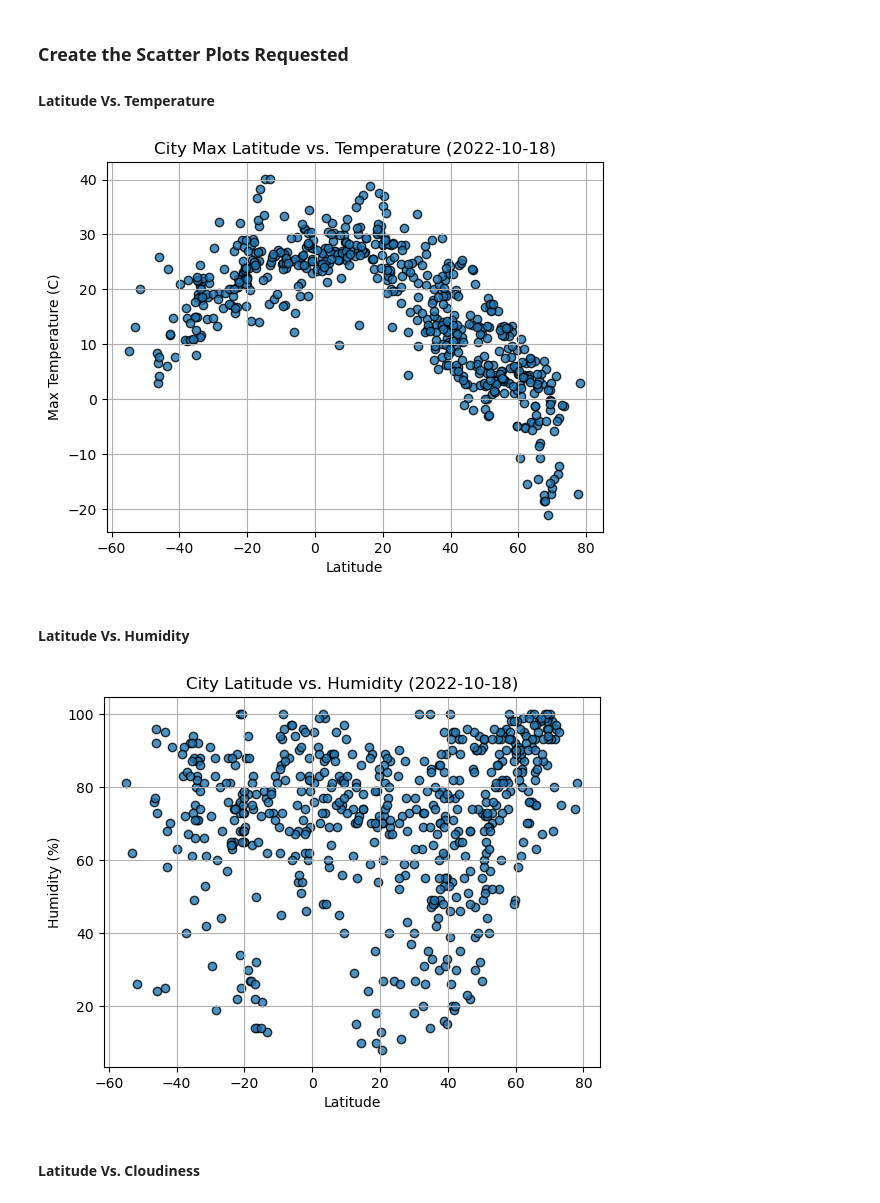
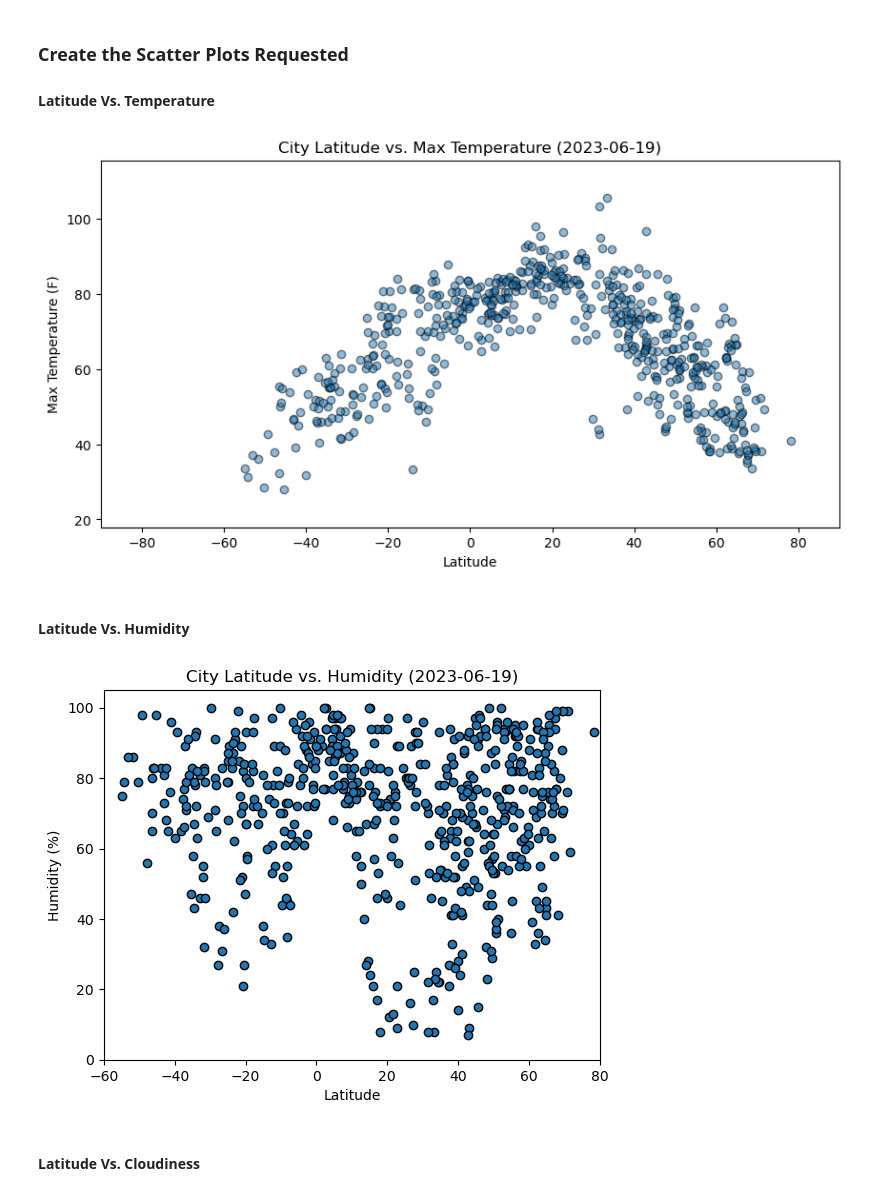
Before and after one commit to themacdrea/python-api-challenge, a Jupyter notebook: starter_code/WeatherPy.ipynb, the cells around one changed output. Saved outputs shown, nothing was run; the diff lists cells and outputs as text; code cells hidden in the pictures.

```diff
--- a/starter_code/WeatherPy.ipynb
+++ b/starter_code/WeatherPy.ipynb
@@ -188,26 +197,34 @@ city_data_df.head()
 #### Latitude Vs. Temperature
 # %%
 # Build scatter plot for latitude vs. temperature
-# YOUR CODE HERE
+plt.figure(figsize=(10,5))
 
 # Incorporate the other graph properties
-# YOUR CODE HERE
-
+plt.scatter(city_data_df['Lat'], city_data_df['Max Temp'], edgecolor='black', alpha=0.5)
+plt.xlabel('Latitude')
+plt.ylabel('Max Temperature (F)')
+plt.title('City Latitude vs. Max Temperature (2023-06-19)')
+plt.xlim(-90, 90)
+plt.ylim(min(city_data_df['Max Temp'])-10, max(city_data_df['Max Temp'])+10)
 # Save the figure
 plt.savefig("output_data/Fig1.png")
 
 # Show plot
 plt.show()
 # %% [output]
-[figure, old version]
+[figure, new version]
 # %% [markdown]
 #### Latitude Vs. Humidity
 # %%
 # Build the scatter plots for latitude vs. humidity
-# YOUR CODE HERE
+plt.scatter(city_data_df['Lat'], city_data_df["Humidity"], edgecolors="black")
 
 # Incorporate the other graph properties
-# YOUR CODE HERE
+plt.title("City Latitude vs. Humidity (2023-06-19)")
+plt.xlabel("Latitude")
+plt.ylabel("Humidity (%)")
+plt.xlim(-60, 80)
+plt.ylim(0, 105)
 
 # Save the figure
 plt.savefig("output_data/Fig2.png")
@@ -215,7 +232,7 @@ plt.savefig("output_data/Fig2.png")
 # Show plot
 plt.show()
 # %% [output]
-[figure, old version]
+[figure, new version]
 # %% [markdown]
 #### Latitude Vs. Cloudiness
 # %%
```
Also changed, not shown: parts of 28 cells of this notebook.
